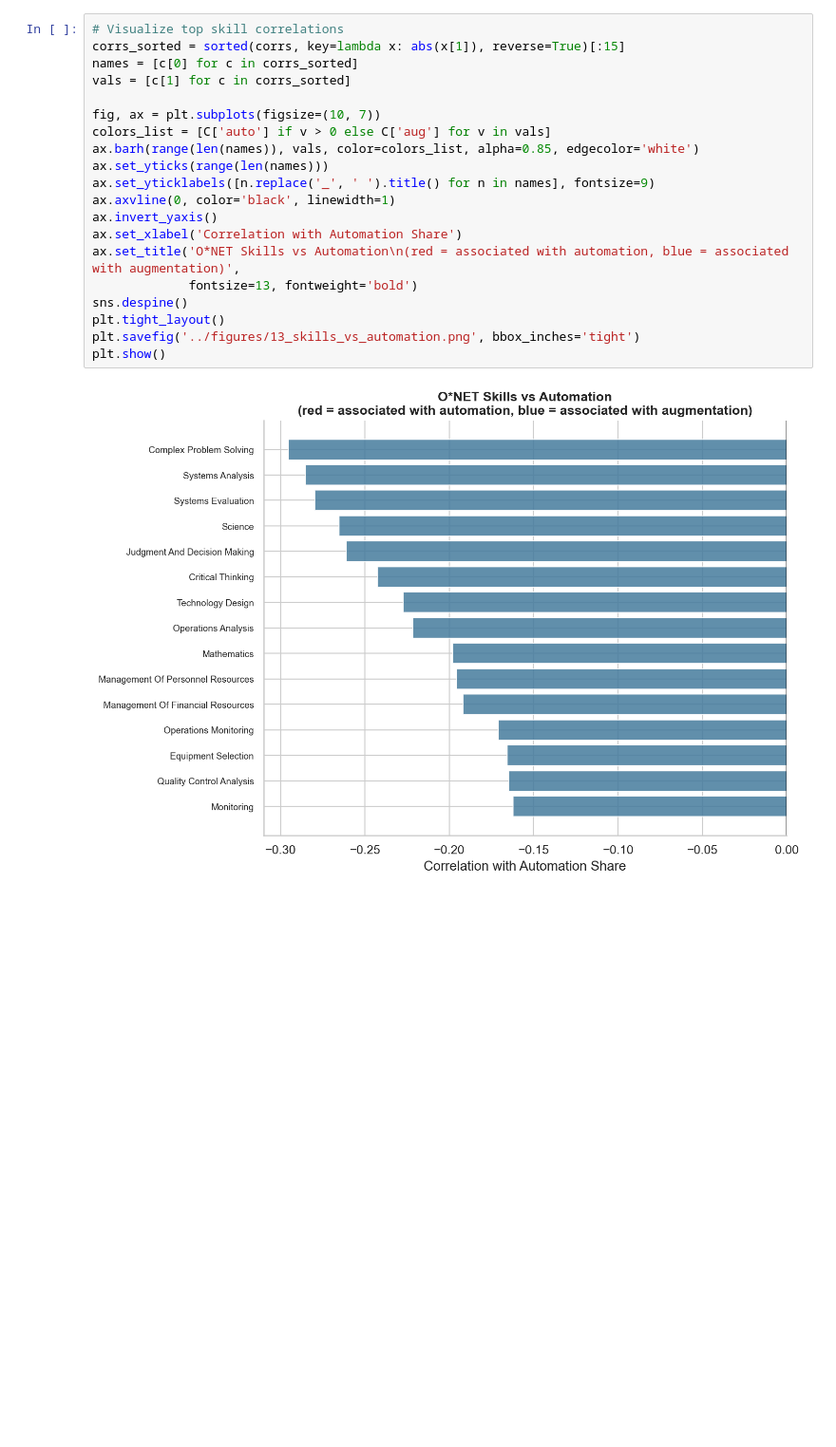
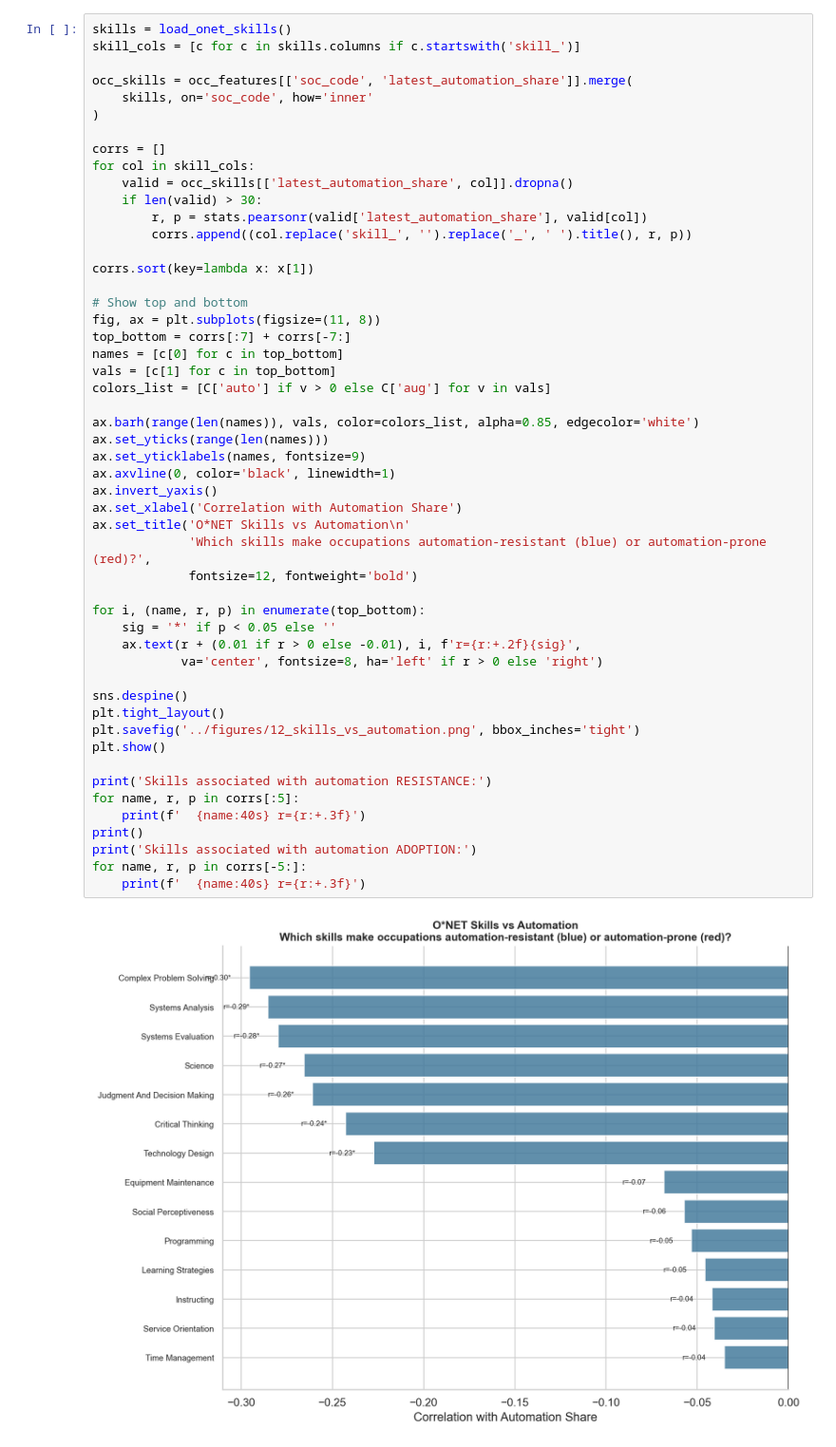
Before and after one commit to alvinekelund/what-predicts-ai-automation, a Jupyter notebook: notebooks/04_jagged_frontier.ipynb, the cells around one changed output. Shown at 95% size. Saved outputs shown, nothing was run; the diff lists cells and outputs as text; blank space fills up the shorter version.

```diff
--- a/notebooks/04_jagged_frontier.ipynb
+++ b/notebooks/04_jagged_frontier.ipynb
@@ -178,22 +120,53 @@ Skills most correlated with automation share:
 # %%
-# Visualize top skill correlations
-corrs_sorted = sorted(corrs, key=lambda x: abs(x[1]), reverse=True)[:15]
-names = [c[0] for c in corrs_sorted]
-vals = [c[1] for c in corrs_sorted]
+skills = load_onet_skills()
+skill_cols = [c for c in skills.columns if c.startswith('skill_')]
 
-fig, ax = plt.subplots(figsize=(10, 7))
+occ_skills = occ_features[['soc_code', 'latest_automation_share']].merge(
+    skills, on='soc_code', how='inner'
+)
+
+corrs = []
+for col in skill_cols:
+    valid = occ_skills[['latest_automation_share', col]].dropna()
+    if len(valid) > 30:
+        r, p = stats.pearsonr(valid['latest_automation_share'], valid[col])
+        corrs.append((col.replace('skill_', '').replace('_', ' ').title(), r, p))
+
+corrs.sort(key=lambda x: x[1])
+
+# Show top and bottom
+fig, ax = plt.subplots(figsize=(11, 8))
+top_bottom = corrs[:7] + corrs[-7:]
+names = [c[0] for c in top_bottom]
+vals = [c[1] for c in top_bottom]
 colors_list = [C['auto'] if v > 0 else C['aug'] for v in vals]
+
 ax.barh(range(len(names)), vals, color=colors_list, alpha=0.85, edgecolor='white')
 ax.set_yticks(range(len(names)))
-ax.set_yticklabels([n.replace('_', ' ').title() for n in names], fontsize=9)
+ax.set_yticklabels(names, fontsize=9)
 ax.axvline(0, color='black', linewidth=1)
 ax.invert_yaxis()
 ax.set_xlabel('Correlation with Automation Share')
-ax.set_title('O*NET Skills vs Automation\n(red = associated with automation, blue = associated with augmentation)',
-             fontsize=13, fontweight='bold')
+ax.set_title('O*NET Skills vs Automation\n'
+             'Which skills make occupations automation-resistant (blue) or automation-prone (red)?',
+             fontsize=12, fontweight='bold')
+
+for i, (name, r, p) in enumerate(top_bottom):
+    sig = '*' if p < 0.05 else ''
+    ax.text(r + (0.01 if r > 0 else -0.01), i, f'r={r:+.2f}{sig}',
+            va='center', fontsize=8, ha='left' if r > 0 else 'right')
+
 sns.despine()
 plt.tight_layout()
-plt.savefig('../figures/13_skills_vs_automation.png', bbox_inches='tight')
+plt.savefig('../figures/12_skills_vs_automation.png', bbox_inches='tight')
 plt.show()
+
+print('Skills associated with automation RESISTANCE:')
+for name, r, p in corrs[:5]:
+    print(f'  {name:40s} r={r:+.3f}')
+print()
+print('Skills associated with automation ADOPTION:')
+for name, r, p in corrs[-5:]:
+    print(f'  {name:40s} r={r:+.3f}')
 # %% [output]
-[figure, old version]
+[figure, new version]
```
Also changed, not shown: parts of 21 cells of this notebook, 29 other files.
